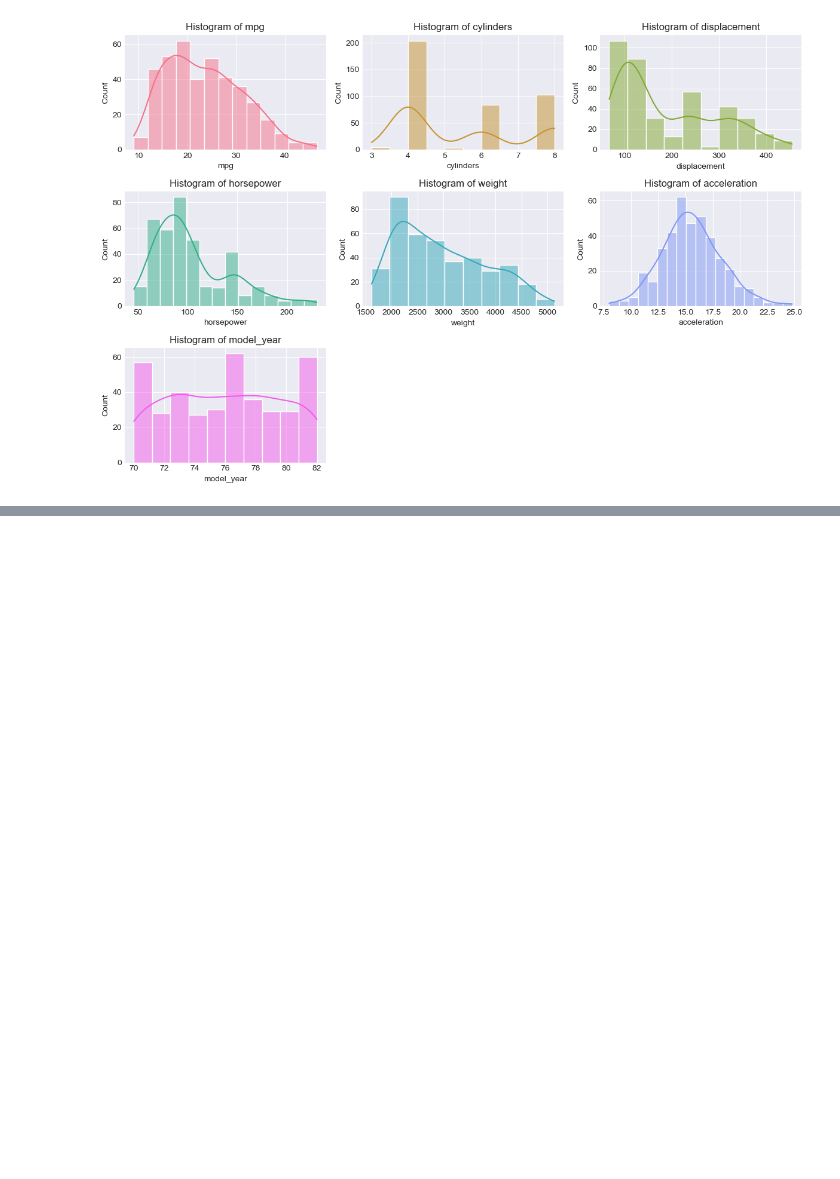
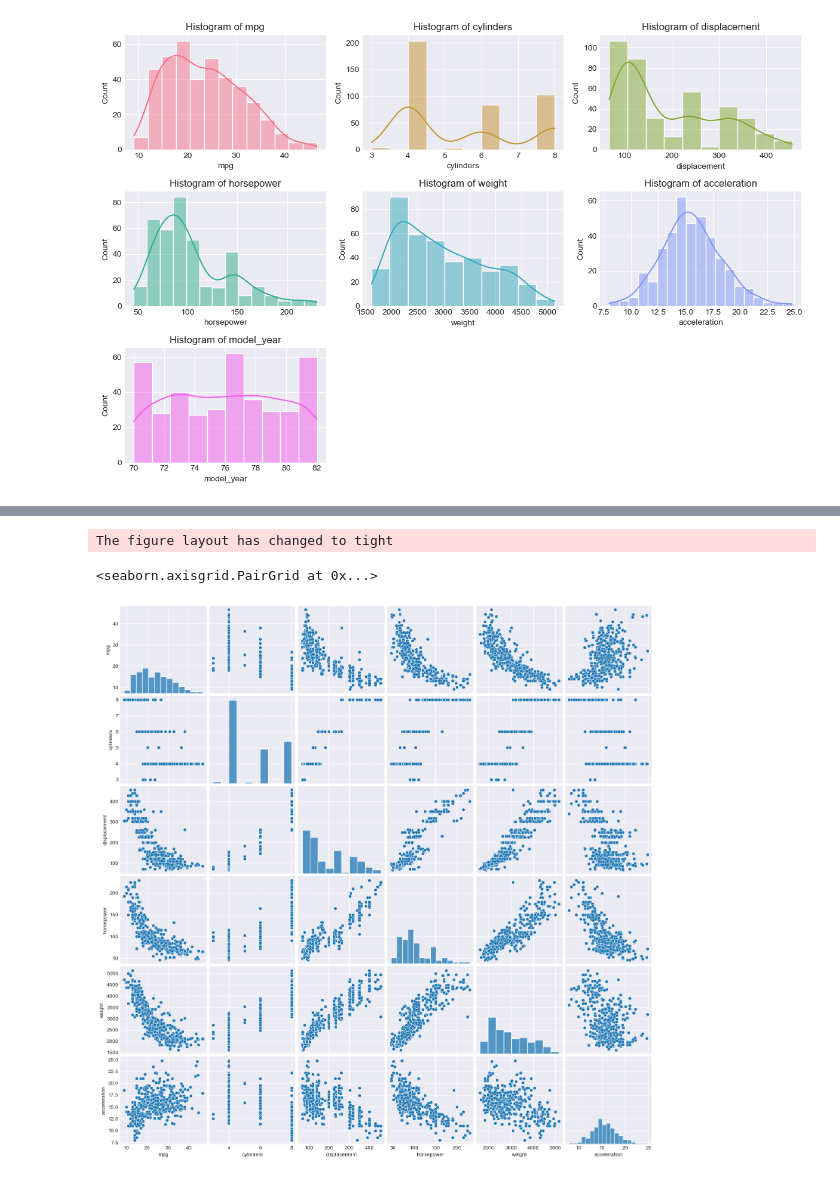
Before and after one commit to data-alch3m1st/Data_Viz, a Jupyter notebook: General_Data_Viz_to_Live_By_.ipynb, the cells around one changed output, grey strips where cells are left out. Saved outputs shown, nothing was run; the diff lists cells and outputs as text; code cells hidden in the pictures; blank space fills up the shorter version.

```diff
--- a/General_Data_Viz_to_Live_By_.ipynb
+++ b/General_Data_Viz_to_Live_By_.ipynb
@@ -256,0 +285,11 @@ plot_numeric_cols(df, plot_type="histplot", max_cols=3)
+# %%
+# cols_to_plot = df.drop(columns=['model_year'])
+# sns.pairplot(data=cols_to_plot)
+
+sns.pairplot
+plt.tight_layout()
+plt.show();
+# %% [output]
+The figure layout has changed to tight
+<seaborn.axisgrid.PairGrid at 0x...>
+[figure, added]
```
Also changed, not shown: parts of 2 cells of this notebook.
